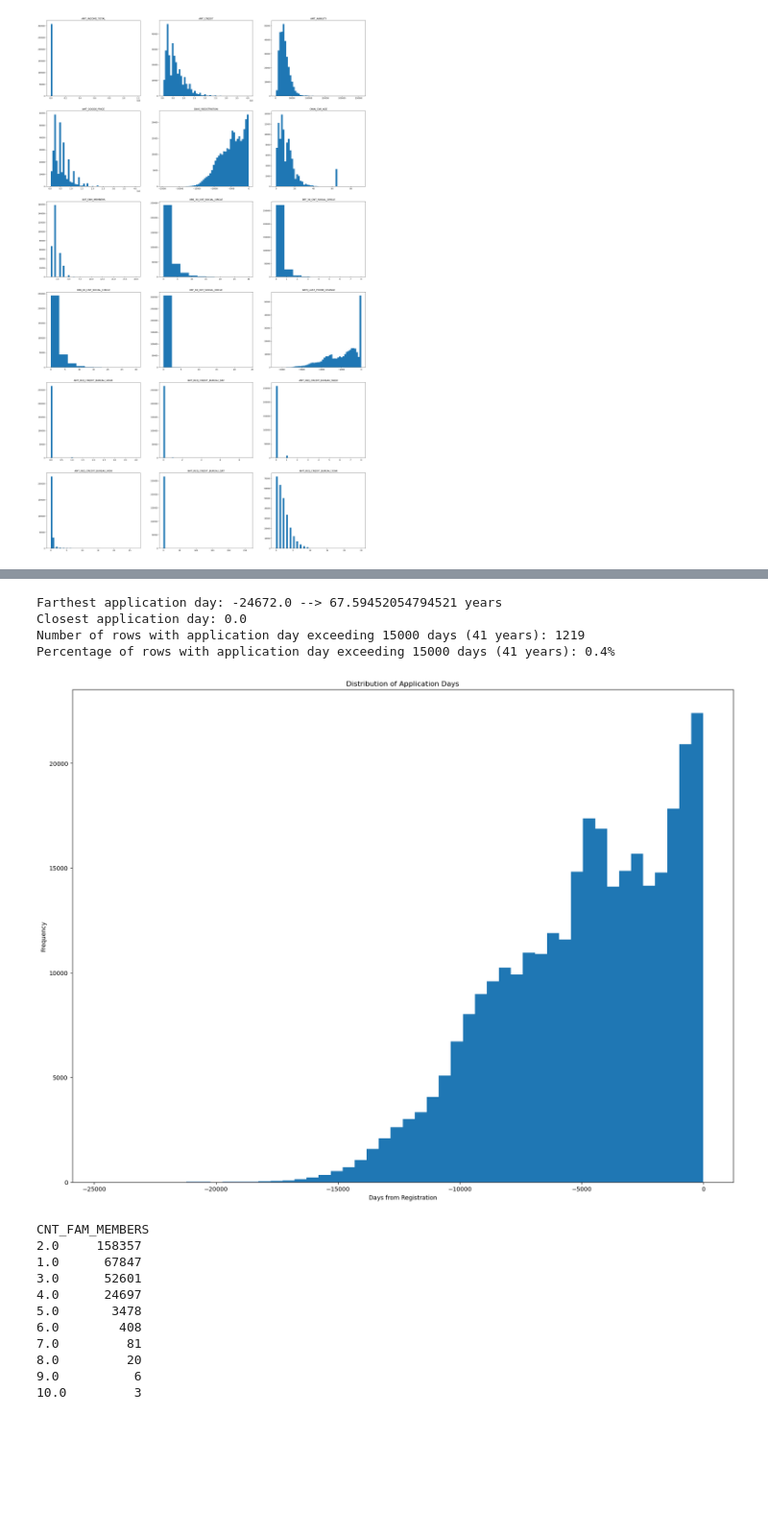
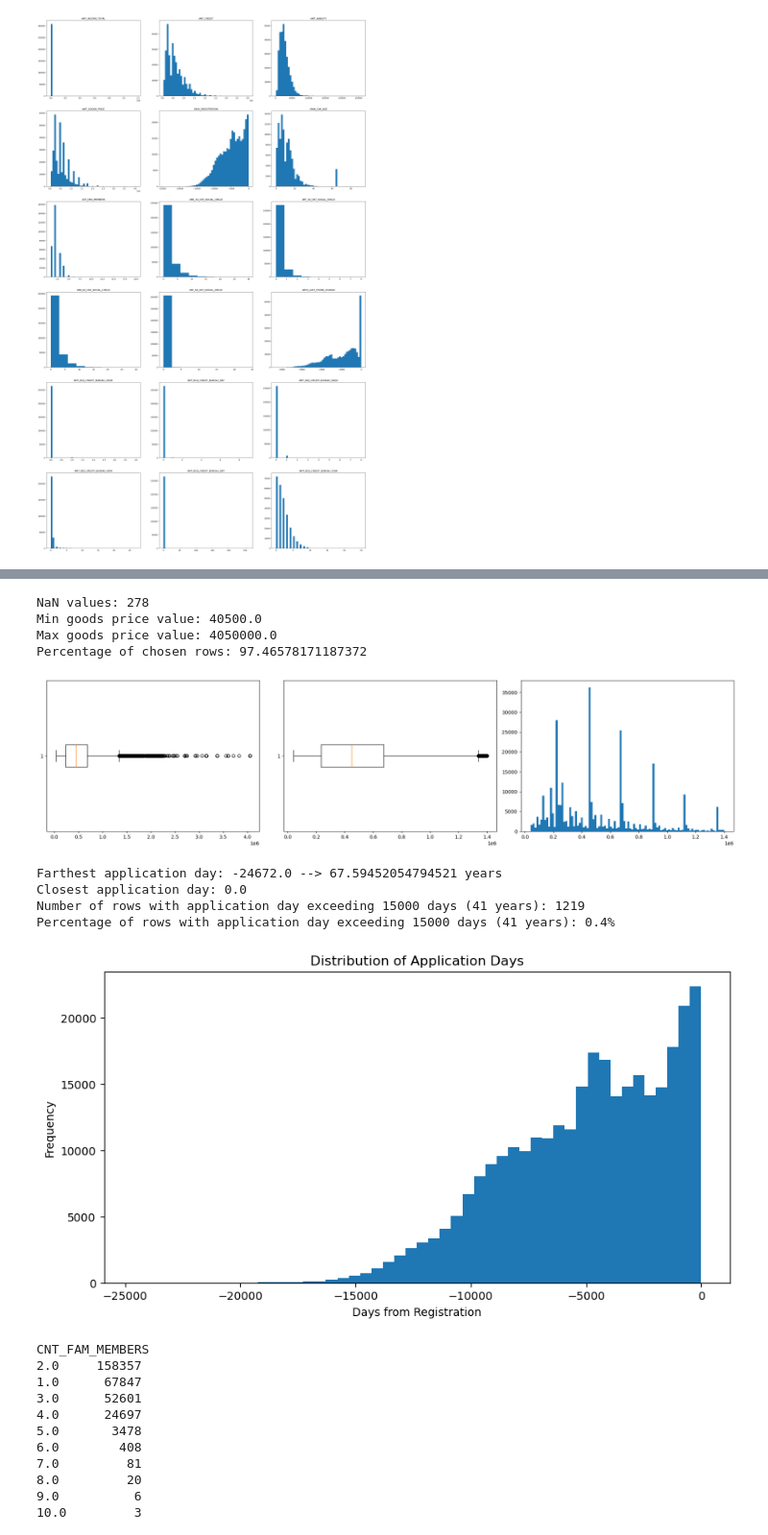
Before and after one commit to PhamMaiLinh-2403/Home_Credit_Default_Risk, a Jupyter notebook: EDA.ipynb, the cells around one changed output, grey strips where cells are left out. Shown at 96% size. Saved outputs shown, nothing was run; the diff lists cells and outputs as text; code cells hidden in the pictures; blank space fills up the shorter version.

```diff
--- a/EDA.ipynb
+++ b/EDA.ipynb
@@ -484,23 +530,44 @@ Name: count, dtype: int64
+# %%
+# Check AMT_GOODS_PRICE
+print(f'NaN values: {application_train["AMT_GOODS_PRICE"].isna().sum()}')
+sorted_goods_price = application_train['AMT_GOODS_PRICE'].sort_values().dropna()
+print(f'Min goods price value: {sorted_goods_price.iloc[0]}')
+print(f'Max goods price value: {sorted_goods_price.max()}')
+
+chosen_limit = 1400000
+print(f'Percentage of chosen rows: {application_train[application_train["AMT_GOODS_PRICE"] <= chosen_limit].shape[0] / application_train.shape[0] * 100}')
+fig, ax = plt.subplots(1, 3, figsize=(20, 5))
+ax[0].boxplot(sorted_goods_price, vert=False)
+ax[1].boxplot(sorted_goods_price[sorted_goods_price <= chosen_limit], vert=False)
+ax[2].hist(sorted_goods_price[sorted_goods_price <= chosen_limit], bins=100)
+plt.tight_layout()
+plt.show()
+# %% [output]
+NaN values: 278
+Min goods price value: 40500.0
+Max goods price value: 4050000.0
+Percentage of chosen rows: 97.46578171187372
+[figure, added]
 # %%
 # Days from registration
 print(f"Farthest application day: {application_train['DAYS_REGISTRATION'].min()} --> {-application_train['DAYS_REGISTRATION'].min() / 365} years")
 print(f"Closest application day: {application_train['DAYS_REGISTRATION'].max()}")
 
 print(f'Number of rows with application day exceeding 15000 days (41 years): {application_train[application_train['DAYS_REGISTRATION'] <= -15000]['SK_ID_CURR'].count()}')
 print(f'Percentage of rows with application day exceeding 15000 days (41 years): {round(application_train[application_train['DAYS_REGISTRATION'] <= -15000]['SK_ID_CURR'].count() / application_train.shape[0] * 100, 2)}%')
 
-plt.figure(figsize=(20, 15))
+plt.figure(figsize=(10, 5))
 plt.hist(application_train['DAYS_REGISTRATION'], bins=50)
 plt.xlabel("Days from Registration")
 plt.ylabel("Frequency")
 plt.title("Distribution of Application Days")
 plt.show()
 # %% [output]
 Farthest application day: -24672.0 --> 67.59452054794521 years
 Closest application day: 0.0
 Number of rows with application day exceeding 15000 days (41 years): 1219
 Percentage of rows with application day exceeding 15000 days (41 years): 0.4%
-[figure, old version]
+[figure, new version]
 # %%
 # Check CNT_FAM_MEMBERS
 print(application_train['CNT_FAM_MEMBERS'].value_counts())
```
Also changed, not shown: parts of 4 cells of this notebook.
